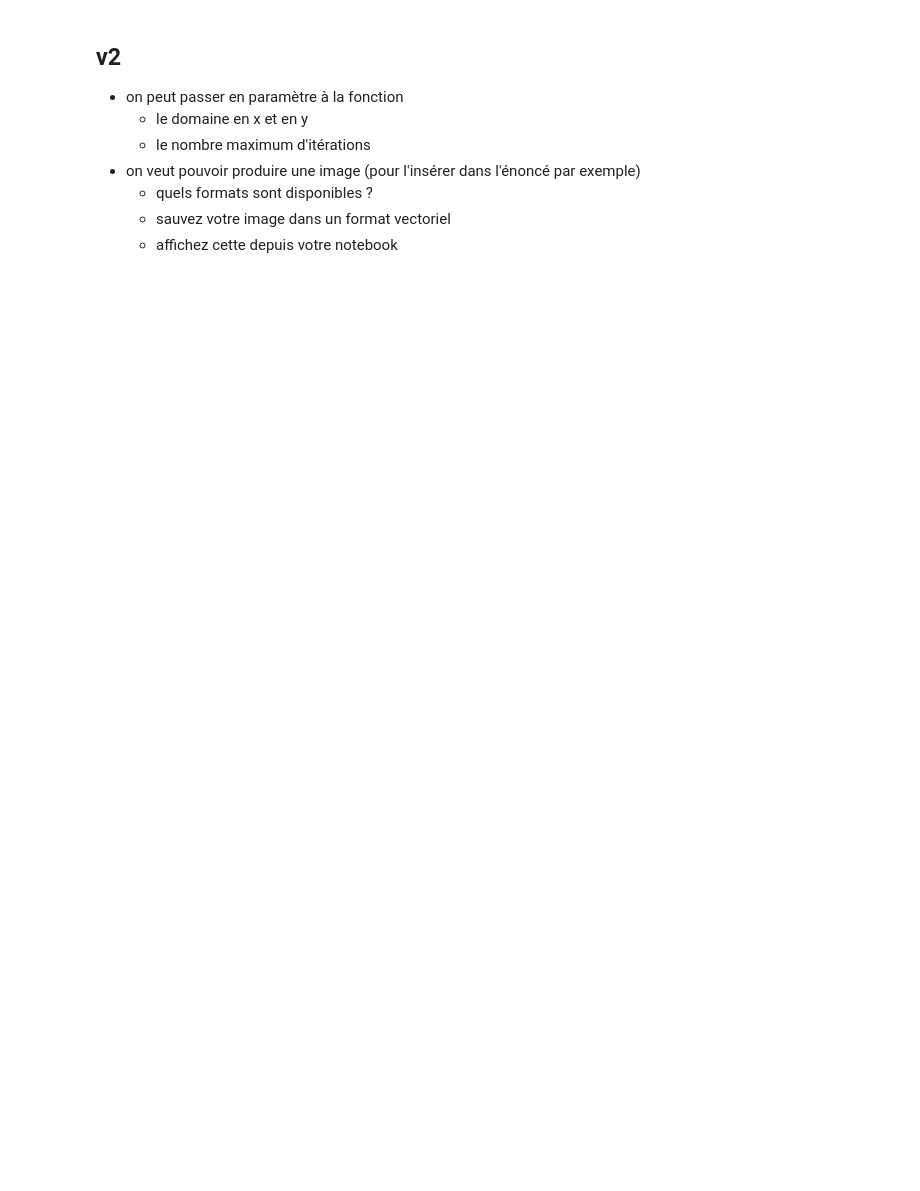
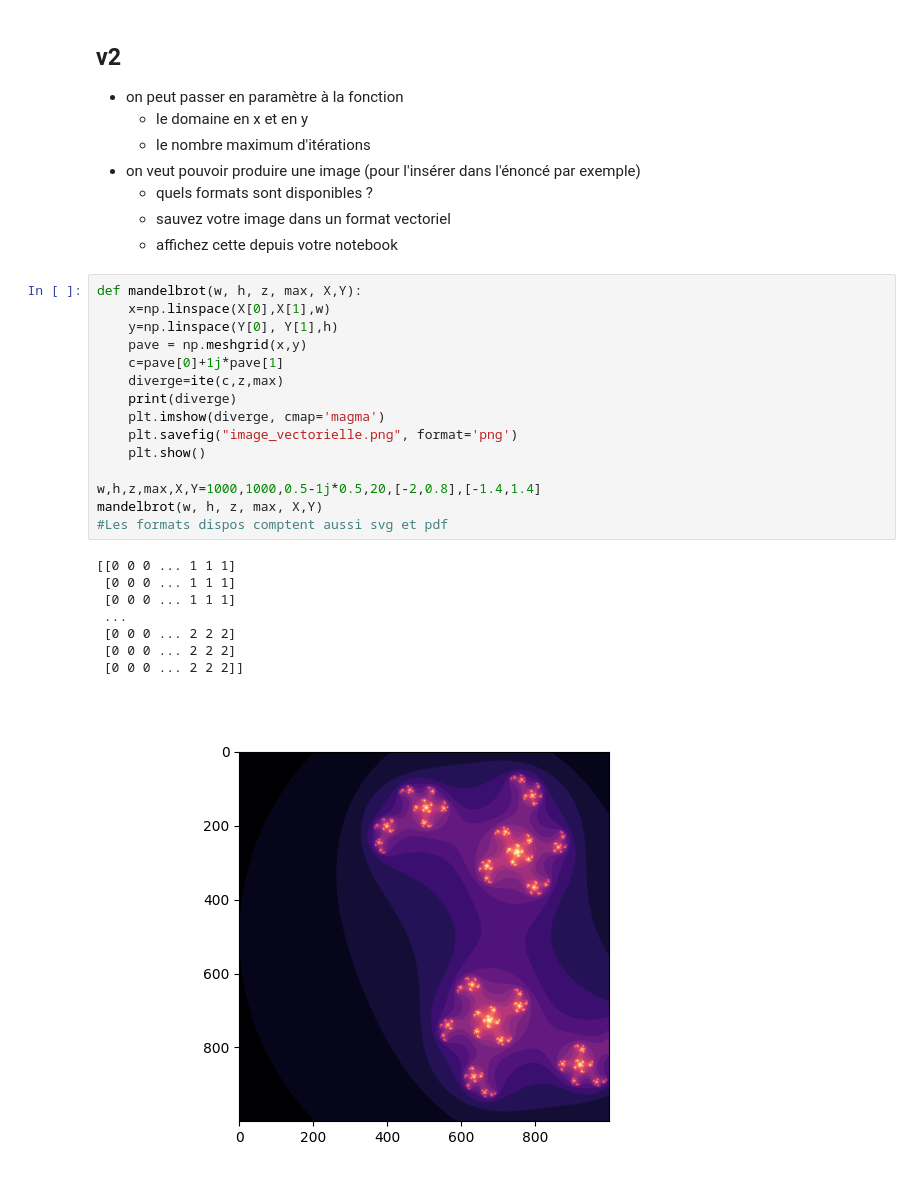
Before and after one commit to valex66/ue12-tps-cours-5, a Jupyter notebook: mandlebrot/mandlebrot.ipynb, the cells around one changed output. Drawn from its saved outputs; the diff is of its cells as text; blank space fills up the shorter version.

```diff
--- a/mandlebrot/mandlebrot.ipynb
+++ b/mandlebrot/mandlebrot.ipynb
@@ -55,3 +92,27 @@ def mandelbrot(w, h):
   * quels formats sont disponibles ?
   * sauvez votre image dans un format vectoriel
   * affichez cette depuis votre notebook
+# %%
+def mandelbrot(w, h, z, max, X,Y):
+    x=np.linspace(X[0],X[1],w)
+    y=np.linspace(Y[0], Y[1],h)
+    pave = np.meshgrid(x,y)
+    c=pave[0]+1j*pave[1]
+    diverge=ite(c,z,max)
+    print(diverge)
+    plt.imshow(diverge, cmap='magma')
+    plt.savefig("image_vectorielle.png", format='png')
+    plt.show()
+
+w,h,z,max,X,Y=1000,1000,0.5-1j*0.5,20,[-2,0.8],[-1.4,1.4]
+mandelbrot(w, h, z, max, X,Y)
+#Les formats dispos comptent aussi svg et pdf
+# %% [output]
+[[0 0 0 ... 1 1 1]
+ [0 0 0 ... 1 1 1]
+ [0 0 0 ... 1 1 1]
+ ...
+ [0 0 0 ... 2 2 2]
+ [0 0 0 ... 2 2 2]
+ [0 0 0 ... 2 2 2]]
+[figure, added]
```
Also changed, not shown: parts of 1 cell of this notebook, 2 other files.
